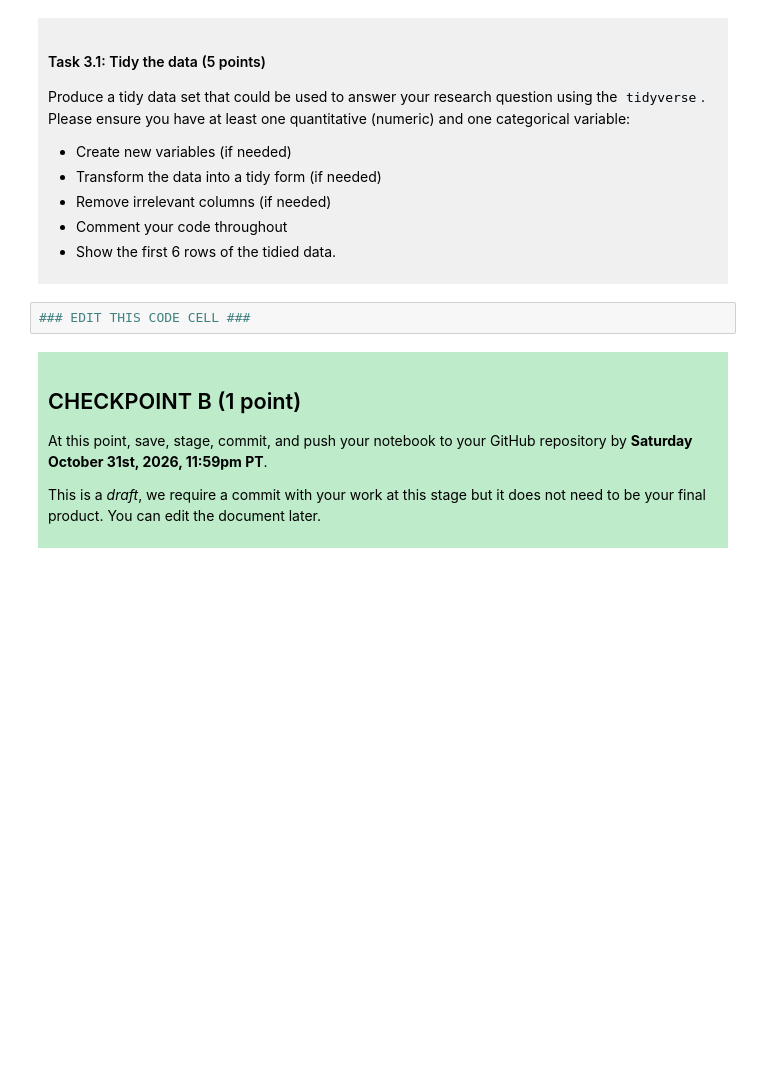
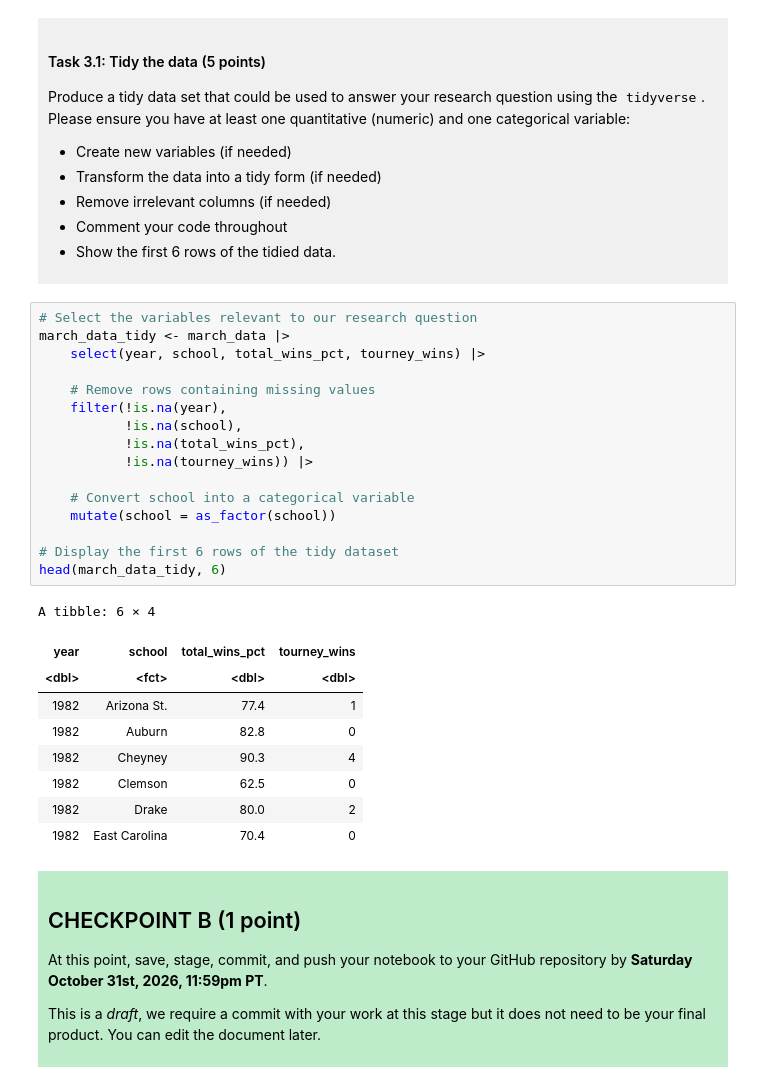
Before and after one commit to King-Yianni/dsci-100-project-yianni-giouroukas, a Jupyter notebook: dsci-100-project-notebook.ipynb, the cells around one changed output. Saved outputs shown, nothing was run; the diff lists cells and outputs as text; blank space fills up the shorter version.

```diff
--- a/dsci-100-project-notebook.ipynb
+++ b/dsci-100-project-notebook.ipynb
@@ -189,7 +221,31 @@ Produce a tidy data set that could be used to answer your research question usin
 
 </div>
 # %%
-### EDIT THIS CODE CELL ###
+# Select the variables relevant to our research question
+march_data_tidy <- march_data |>
+    select(year, school, total_wins_pct, tourney_wins) |>
+
+    # Remove rows containing missing values
+    filter(!is.na(year),
+           !is.na(school),
+           !is.na(total_wins_pct),
+           !is.na(tourney_wins)) |>
+
+    # Convert school into a categorical variable
+    mutate(school = as_factor(school))
+
+# Display the first 6 rows of the tidy dataset
+head(march_data_tidy, 6)
+# %% [output]
+A tibble: 6 × 4
+| year | school | total_wins_pct | tourney_wins |
+| <dbl> | <fct> | <dbl> | <dbl> |
+| 1982 | Arizona St. | 77.4 | 1 |
+| 1982 | Auburn | 82.8 | 0 |
+| 1982 | Cheyney | 90.3 | 4 |
+| 1982 | Clemson | 62.5 | 0 |
+| 1982 | Drake | 80.0 | 2 |
+| 1982 | East Carolina | 70.4 | 0 |
 # %% [markdown]
 <div style="background-color: #beebca; padding: 10px;">
 
```
Also changed, not shown: parts of 3 cells of this notebook.
